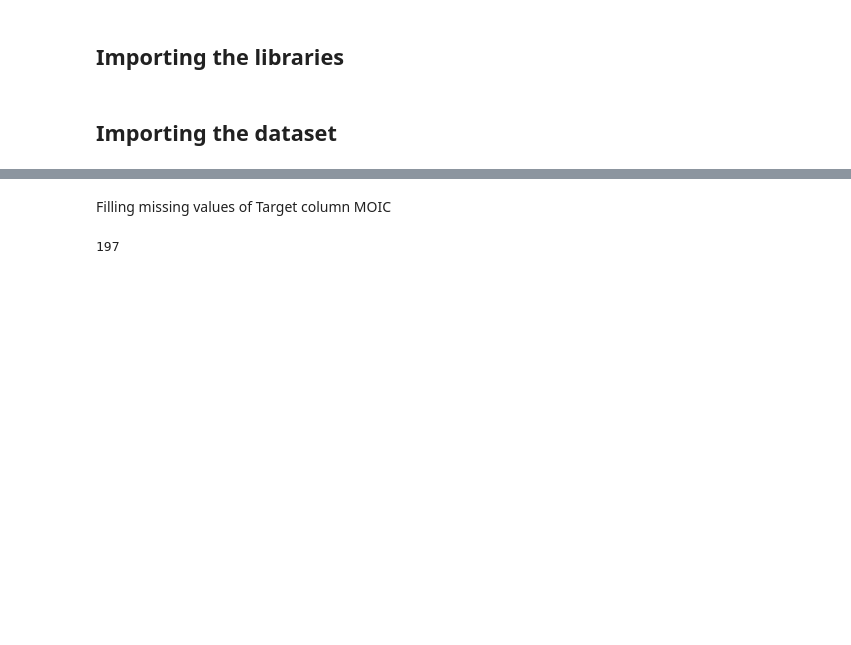
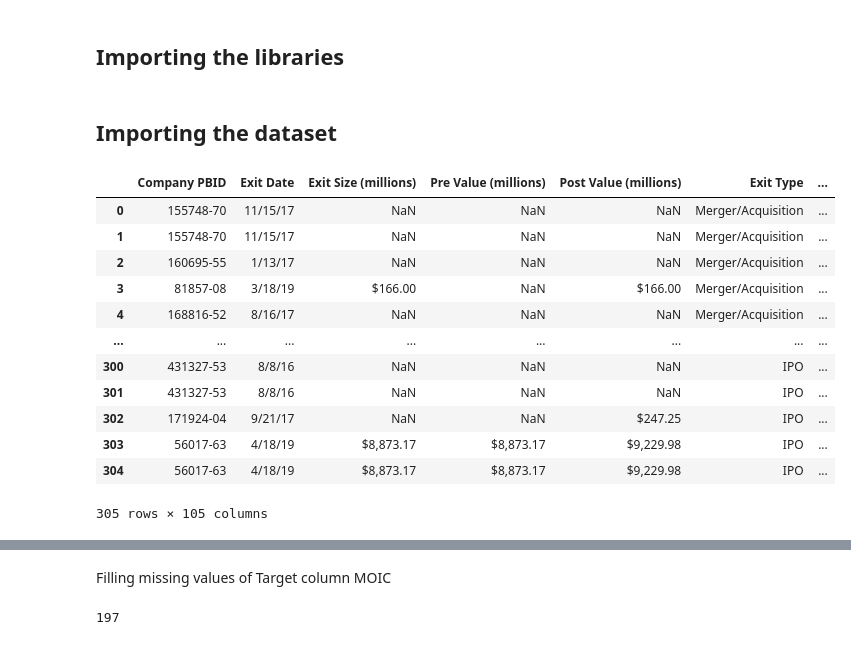
Before and after one commit to Mayank-004/VC-Industry-Predictive-analysis, a Jupyter notebook: data_preprocessing_VCfeb28.ipynb, the cells around one changed output, grey strips where cells are left out. Drawn from its saved outputs; the diff is of its cells as text; code cells hidden in the pictures; blank space fills up the shorter version.

```diff
--- a/data_preprocessing_VCfeb28.ipynb
+++ b/data_preprocessing_VCfeb28.ipynb
@@ -14,15 +14,31 @@ import seaborn as sn
 # %%
 url1 = 'https://raw.githubusercontent.com/Mayank-004/Project-in-python/main/VC_Exits.csv'
 dataset1 = pd.read_csv(url1, error_bad_lines=False)
 
-url2 = 'https://raw.githubusercontent.com/Mayank-004/Project-in-python/main/VCExit2.csv'
-dataset2 = pd.read_csv(url2, error_bad_lines=False)
+#url2 = 'https://raw.githubusercontent.com/Mayank-004/Project-in-python/main/VCExit2.csv'
+#dataset2 = pd.read_csv(url2, error_bad_lines=False)
 
 url3 = 'https://raw.githubusercontent.com/Mayank-004/Project-in-python/main/VCData2.csv'
 dataset3 = pd.read_csv(url3, error_bad_lines=False)
 
 dataset = pd.merge(dataset1,dataset3,left_on=["Company PBID"],right_on=["Company ID"])
 
-#dataset = pd.merge(dataset1,dataset3,left_on=["Company PBID","Last VC Deal Type"],right_on=["Company ID","Deal Type"])
+
+
+dataset
+# %% [output]
+|  | Company PBID | Exit Date | Exit Size (millions) | Pre Value (millions) | Post Value (millions) | Exit Type | ... |
+| 0 | 155748-70 | 11/15/17 | NaN | NaN | NaN | Merger/Acquisition | ... |
+| 1 | 155748-70 | 11/15/17 | NaN | NaN | NaN | Merger/Acquisition | ... |
+| 2 | 160695-55 | 1/13/17 | NaN | NaN | NaN | Merger/Acquisition | ... |
+| 3 | 81857-08 | 3/18/19 | $166.00 | NaN | $166.00 | Merger/Acquisition | ... |
+| 4 | 168816-52 | 8/16/17 | NaN | NaN | NaN | Merger/Acquisition | ... |
+| ... | ... | ... | ... | ... | ... | ... | ... |
+| 300 | 431327-53 | 8/8/16 | NaN | NaN | NaN | IPO | ... |
+| 301 | 431327-53 | 8/8/16 | NaN | NaN | NaN | IPO | ... |
+| 302 | 171924-04 | 9/21/17 | NaN | NaN | $247.25 | IPO | ... |
+| 303 | 56017-63 | 4/18/19 | $8,873.17 | $8,873.17 | $9,229.98 | IPO | ... |
+| 304 | 56017-63 | 4/18/19 | $8,873.17 | $8,873.17 | $9,229.98 | IPO | ... |
+305 rows × 105 columns
 # %%
 dataset.describe()
```
Also changed, not shown: parts of 38 cells of this notebook.
